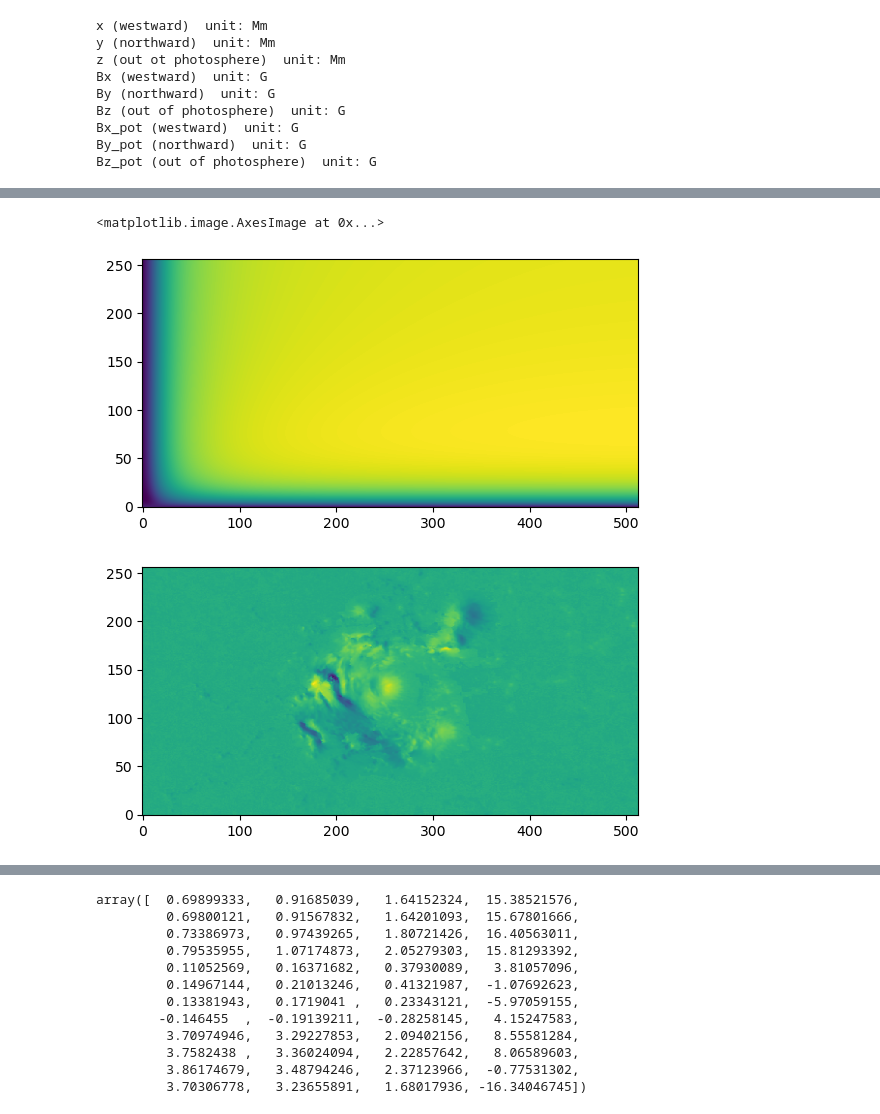
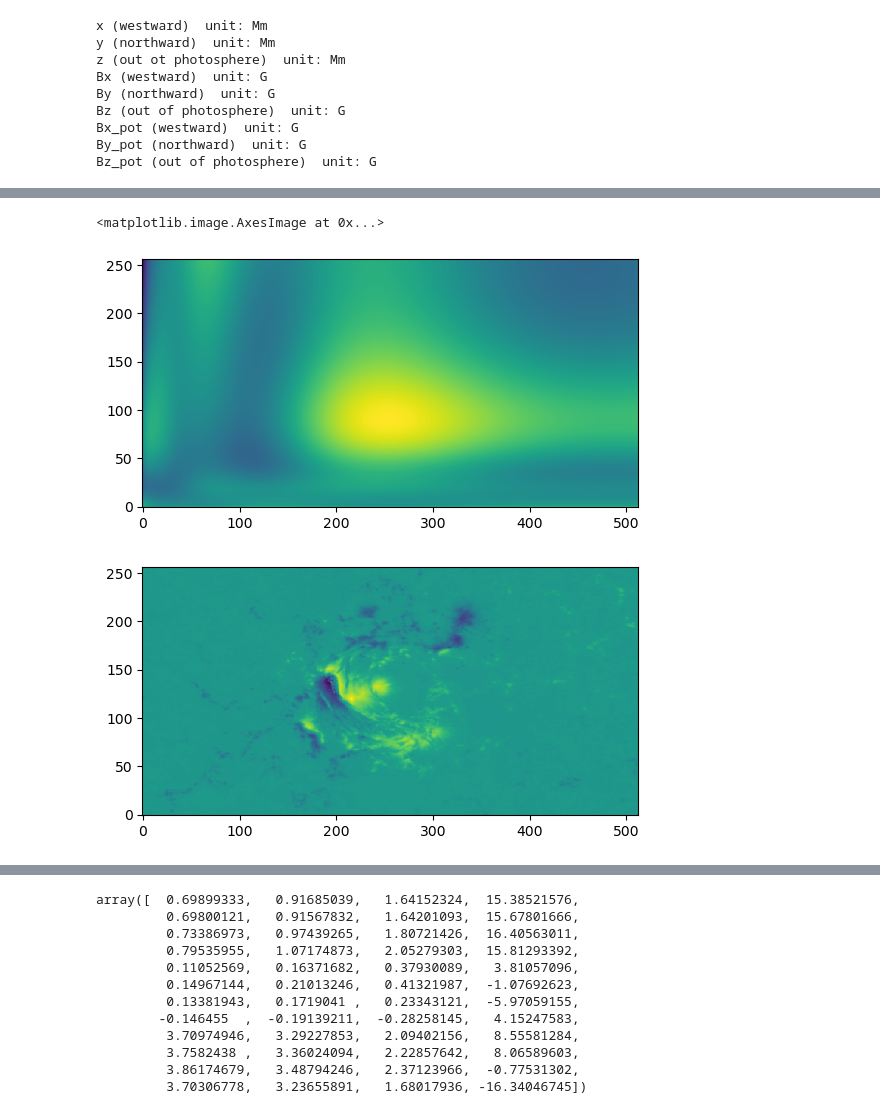
Before and after one commit to mgjeon/2023_PINN-study, a Jupyter notebook: calculation/notebook_nf2_test.ipynb, the cells around one changed output, grey strips where cells are left out. Saved outputs shown, nothing was run; the diff lists cells and outputs as text; code cells hidden in the pictures.

```diff
--- a/calculation/notebook_nf2_test.ipynb
+++ b/calculation/notebook_nf2_test.ipynb
@@ -314,12 +314,18 @@ def loss_nlfff(apply_fn, *train_data):
         return jnp.mean(div)
 
     def boundary_loss(params, xb, yb, zb, b):
-        loss = 0.
-        for i in range(6):
-            b_nn = apply_fn(params, xb[i], yb[i], zb[i]).squeeze().ravel()
-            xb_m, yb_m, zb_m = np.meshgrid(xb[i], yb[i], zb[i], indexing='ij')
-            b_bc = b[:, xb_m.ravel(), yb_m.ravel(), zb_m.ravel()].ravel()/2500.
-            loss += (1/6.)*jnp.mean((b_nn - b_bc)**2)
+        b_nn = apply_fn(params, xb[4], yb[4], zb[4]).squeeze()
+        b_nn_z = b_nn[2, ...].ravel()
+        b_bc = b[:, xb[4].ravel(), yb[4].ravel(), zb[4].ravel()]
+        b_bc_z = b_bc[2, ...].ravel()
+        loss = jnp.mean((b_nn_z - b_bc_z)**2)
+
+        # loss = 0.
+        # for i in range(6):
+        #     b_nn = apply_fn(params, xb[i], yb[i], zb[i]).squeeze().ravel()
+        #     xb_m, yb_m, zb_m = np.meshgrid(xb[i], yb[i], zb[i], indexing='ij')
+        #     b_bc = b[:, xb_m.ravel(), yb_m.ravel(), zb_m.ravel()].ravel()
+        #     loss += (1/6.)*jnp.mean((b_nn - b_bc)**2)
 
             # b_nn = apply_fn(params, xb[i], yb[i], zb[i]).squeeze()
             # b_bc = ub[i]
@@ -330,7 +336,8 @@ def loss_nlfff(apply_fn, *train_data):
 
     xc, yc, zc, xb, yb, zb, b = train_data
 
-    fn = lambda params: 1e6*pde_loss(params, xc, yc, zc) + (1/1000.)*boundary_loss(params, xb, yb, zb, b)
+    # fn = lambda params: 1e6*pde_loss(params, xc, yc, zc) + (1/1000.)*boundary_loss(params, xb, yb, zb, b)
+    fn = lambda params: (1/1000.)*boundary_loss(params, xb, yb, zb, b)
     return fn
 # %%
 NC = 64
@@ -401,14 +406,14 @@ xt, yt, zt = test_data_generator()
 # %%
 u = apply_fn(params, xt, yt, zt)
 plt.figure()
-plt.imshow(u[0, :, :, 0].transpose(), origin='lower')
+plt.imshow(u[2, :, :, 0].transpose(), origin='lower')
 
 plt.figure()
-plt.imshow(b[0, :, :, 0].transpose(), origin='lower')
+plt.imshow(b[2, :, :, 0].transpose(), origin='lower')
 # %% [output]
 <matplotlib.image.AxesImage at 0x...>
-[figure, old version]
+[figure, new version]
-[figure, old version]
+[figure, new version]
 # %%
 aaa = u[0, :, :, 0].transpose()
 ccc = b[0, :, :, 0].transpose()
```
Also changed, not shown: parts of 7 cells of this notebook.
